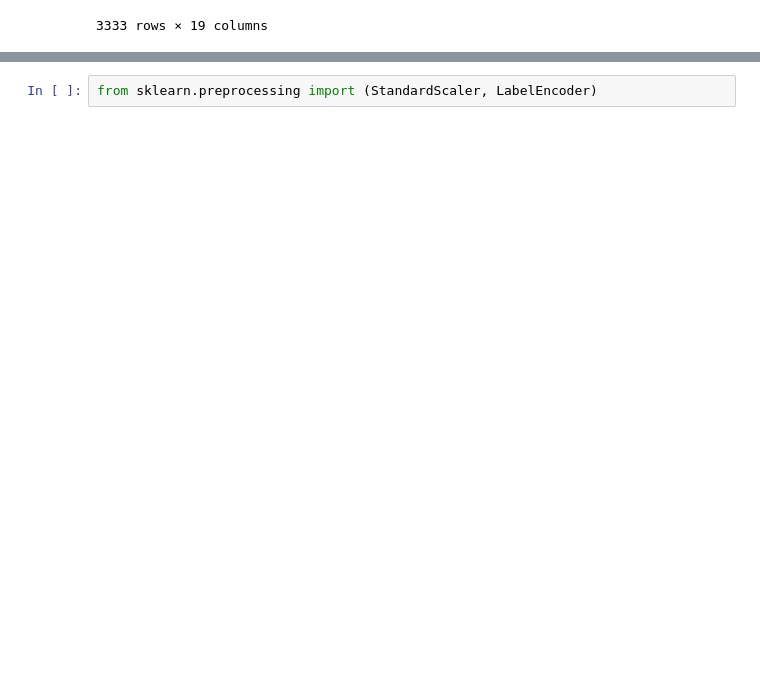
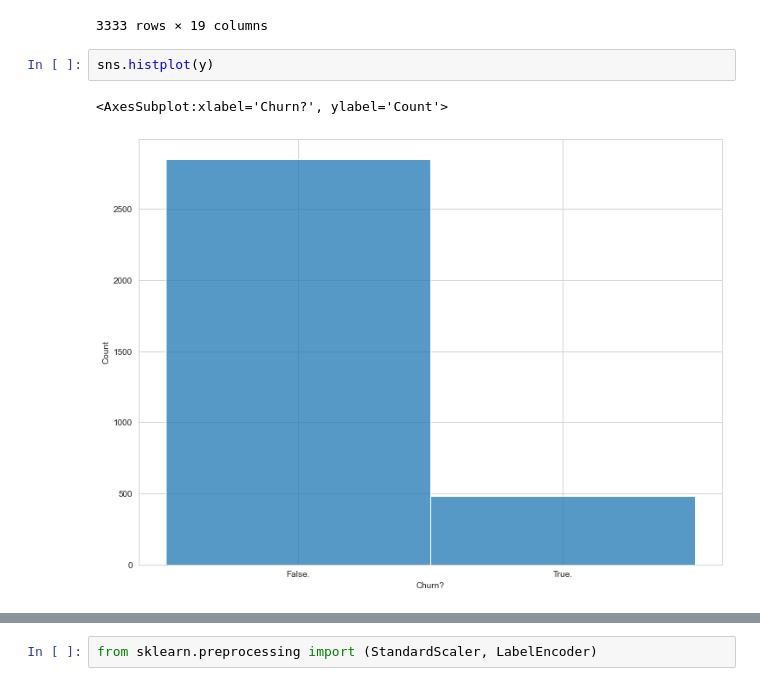
Before and after one commit to immbiochem/BI_ML_2021, a Jupyter notebook: ensembels/Ensembles.ipynb, the cells around one changed output, grey strips where cells are left out. Cells and saved outputs as stored; diff of their text form; blank space fills up the shorter version.

```diff
--- a/ensembels/Ensembles.ipynb
+++ b/ensembels/Ensembles.ipynb
@@ -711,3 +713,8 @@ X
 | 3331 | CT | 184 | 510 | yes | no | 0 | 213.8 | 105 | ... |
 | 3332 | TN | 74 | 415 | no | yes | 25 | 234.4 | 113 | ... |
 3333 rows × 19 columns
+# %%
+sns.histplot(y)
+# %% [output]
+<AxesSubplot:xlabel='Churn?', ylabel='Count'>
+[figure, added]
```
Also changed, not shown: parts of 26 cells of this notebook.
